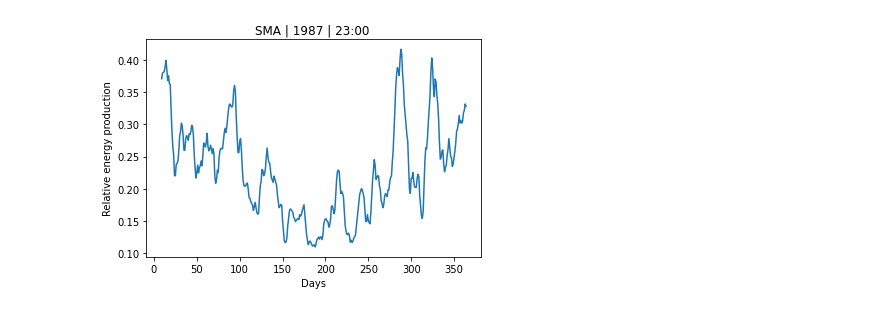
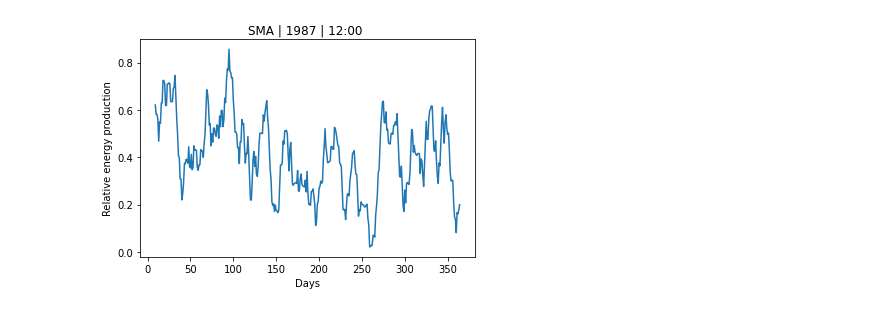
Before and after one commit to animesh-srivastava/wind-energy-prediction, a Jupyter notebook: plots.ipynb, the cells around one changed output. Saved outputs shown, nothing was run; the diff lists cells and outputs as text; code cells hidden in the pictures.

```diff
--- a/plots.ipynb
+++ b/plots.ipynb
@@ -12,11 +12,11 @@ def plot_moving_average(year, hour, window=10):
         year += 1986
     df = df.reset_index()
     fig = plt.figure()
-    plt.plot(df["mean"].rolling(window=window).mean())
+    plt.plot(df["ITI3"].rolling(window=window).mean())
     plt.xlabel("Days")
     plt.ylabel("Relative energy production")
     plt.title("SMA | {} | {}:00 ".format(year, hour))
 # %%
-plot_moving_average(1, 23)
+plot_moving_average(1, 12, window=10)
 # %% [output]
-[figure, old version]
+[figure, new version]
```
Also changed, not shown: parts of 3 cells of this notebook, 8 other files.
